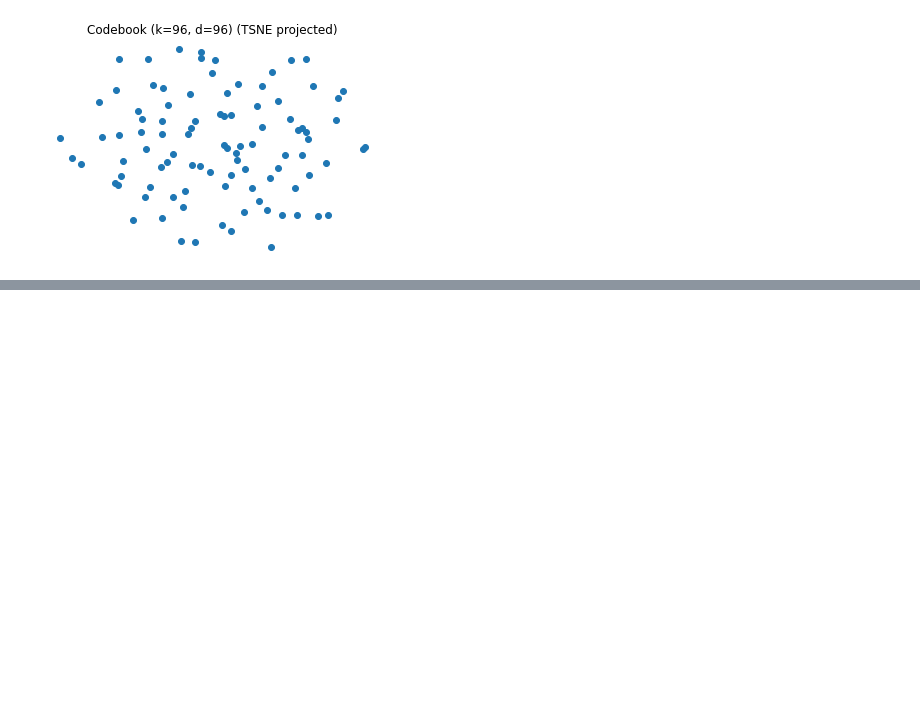
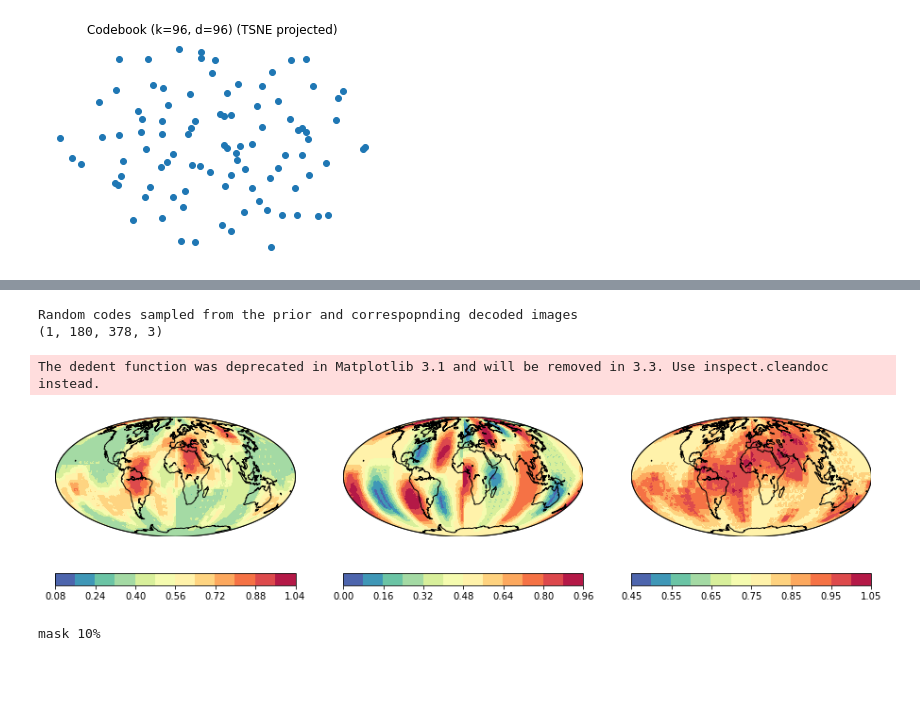
Before and after one commit to yezy17/DIDA_VQ-VAE, a Jupyter notebook: VQVAE_withPixelCNN.ipynb, the cells around one changed output, grey strips where cells are left out. Cells and saved outputs as stored; diff of their text form; code cells hidden in the pictures; blank space fills up the shorter version.

```diff
--- a/VQVAE_withPixelCNN.ipynb
+++ b/VQVAE_withPixelCNN.ipynb
@@ -654,34 +702,39 @@ def sample_from_prior(prior, shape):
     return X
 
 
 def generate(prior, codes_sampler, sizex, sizey, n_row, n_col):
     """Generate random images by sampling codes from the given prior"""
     n = n_col * n_row
     indices = sample_from_prior(prior, (n, sizex, sizey))
     zq = codes_sampler(indices)
     generated = decoder.predict(zq, steps=1)
     print(generated.shape)
 
     fig, axes = plt.subplots(1, len(var_list), figsize=(12,4))
     fig.subplots_adjust(left=0., right=1., bottom=0., top=0.9)
 
     # item = int(np.random.rand()*field_test.shape[0])
     for n_col, str_row in enumerate(var_list):
         m = Basemap(projection='moll', llcrnrlat=-90, urcrnrlat=90,\
                     llcrnrlon=0, urcrnrlon=360, resolution='c', lon_0=0, ax=axes[n_col])
         m.drawcoastlines()
         m.drawmapboundary()
-        value_cyclic, lons_cyclic = addcyclic(generated[0, :, :, n_col], lons)
+        value_cyclic, lons_cyclic = addcyclic(generated[0, :, 9:369, n_col], lons)
         value_cyclic, lons_cyclic = shiftgrid(180., value_cyclic, lons_cyclic, start=False)
         lon2d, lat2d = np.meshgrid(lons_cyclic, lats)
         x, y = m(lon2d, lat2d)
         cs = m.contourf(x, y, value_cyclic, 11, cmap=plt.cm.Spectral_r)
         cbar = plt.colorbar(cs, orientation='horizontal', shrink=1, ax=axes[n_col])
 
 
 
 print("Random codes sampled from the prior and correspopnding decoded images")
 generate(prior_sampler, codes_sampler, SIZEX, SIZEY, 1, 1)
+# %% [output]
+Random codes sampled from the prior and correspopnding decoded images
+(1, 180, 378, 3)
+The dedent function was deprecated in Matplotlib 3.1 and will be removed in 3.3. Use inspect.cleandoc instead.
+[figure, added]
 # %%
 # case_test[[120, 160, 803, 313, 637]]
 # case_test[[281, 457, 708, 774, 864]]
@@ -734,13 +787,13 @@ def generate_muti(prior, codes_sampler, item, cnl, ifRandom):
         indices = np.zeros((1, SIZEX, SIZEY), dtype=np.int32)
         print('Random...')
     else:
-        indices = recons_sample_single(pixelcnn_prior, z_test, item)
+        indices = recons_sample_single(pixelcnn_prior, new_z_test, item)
         print('mask 10%')
     indices = pixel_generate(indices)
     zq = codes_sampler(indices)
     generated = decoder.predict(zq, steps=1)
 #     print(generated.shape)
-    fid_x = field_test[item,:,:,cnl]
+    fid_x = new_field_test[item,:,:,cnl]
     fid_y = generated[0,:,:,cnl]
     fidtest = calculate_fid(fid_x, fid_y)
     print(fidtest)
@@ -754,7 +807,7 @@ def generate_muti(prior, codes_sampler, item, cnl, ifRandom):
                     llcrnrlon=0, urcrnrlon=360, resolution='c', lon_0=0, ax=axes[n_col])
         m.drawcoastlines()
         m.drawmapboundary()
-        value_cyclic, lons_cyclic = addcyclic(generated[0, :, :, n_col], lons)
+        value_cyclic, lons_cyclic = addcyclic(generated[0, :, 9:369, n_col], lons)
         value_cyclic, lons_cyclic = shiftgrid(180., value_cyclic, lons_cyclic, start=False)
         lon2d, lat2d = np.meshgrid(lons_cyclic, lats)
         x, y = m(lon2d, lat2d)
@@ -763,6 +816,8 @@ def generate_muti(prior, codes_sampler, item, cnl, ifRandom):
 
 
 generate_muti(prior_sampler, codes_sampler, 524, 1, 0)
+# %% [output]
+mask 10%
 # %%
 # field_noisy, case_noisy = tfds.as_numpy(tfds.load(
 #     dataset_name,
```
Also changed, not shown: parts of 6 cells of this notebook.
